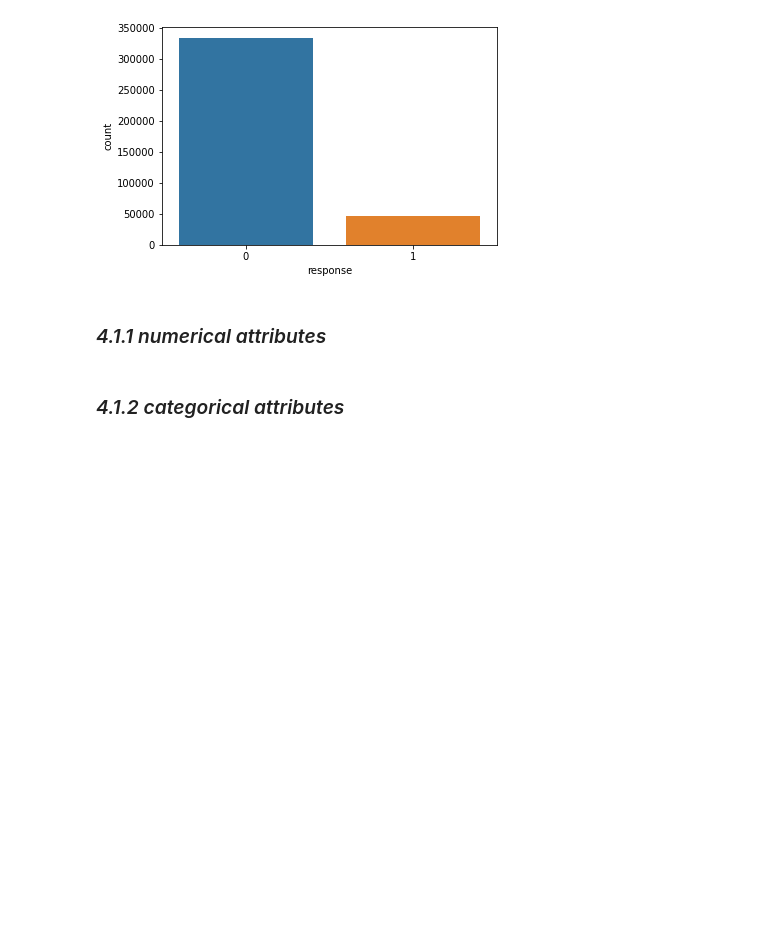
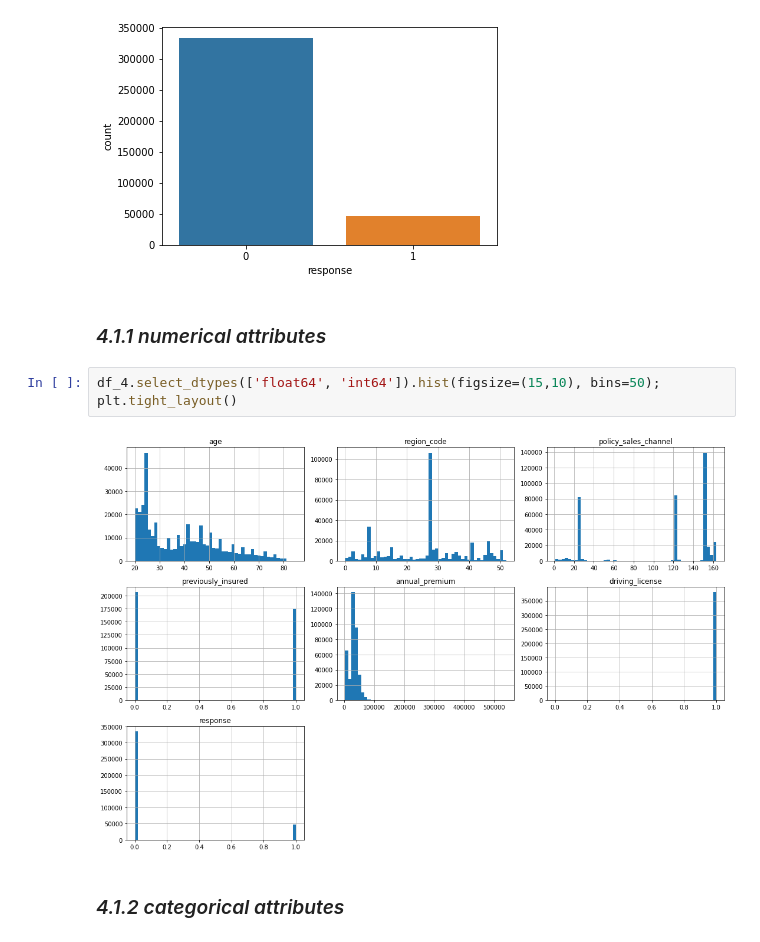
Before and after one commit to GustavoHBDuarte/health-insurance, a Jupyter notebook: notebook_main.ipynb, the cells around one changed output. Saved outputs shown, nothing was run; the diff lists cells and outputs as text; blank space fills up the shorter version.

```diff
--- a/notebook_main.ipynb
+++ b/notebook_main.ipynb
@@ -616,5 +621,10 @@ sns.countplot(df['response'])
 [figure]
 # %% [markdown]
 ### <i>4.1.1 numerical attributes</i>
+# %%
+df_4.select_dtypes(['float64', 'int64']).hist(figsize=(15,10), bins=50);
+plt.tight_layout()
+# %% [output]
+[figure, added]
 # %% [markdown]
 ### <i>4.1.2 categorical attributes</i>
```
Also changed, not shown: parts of 62 cells of this notebook.
